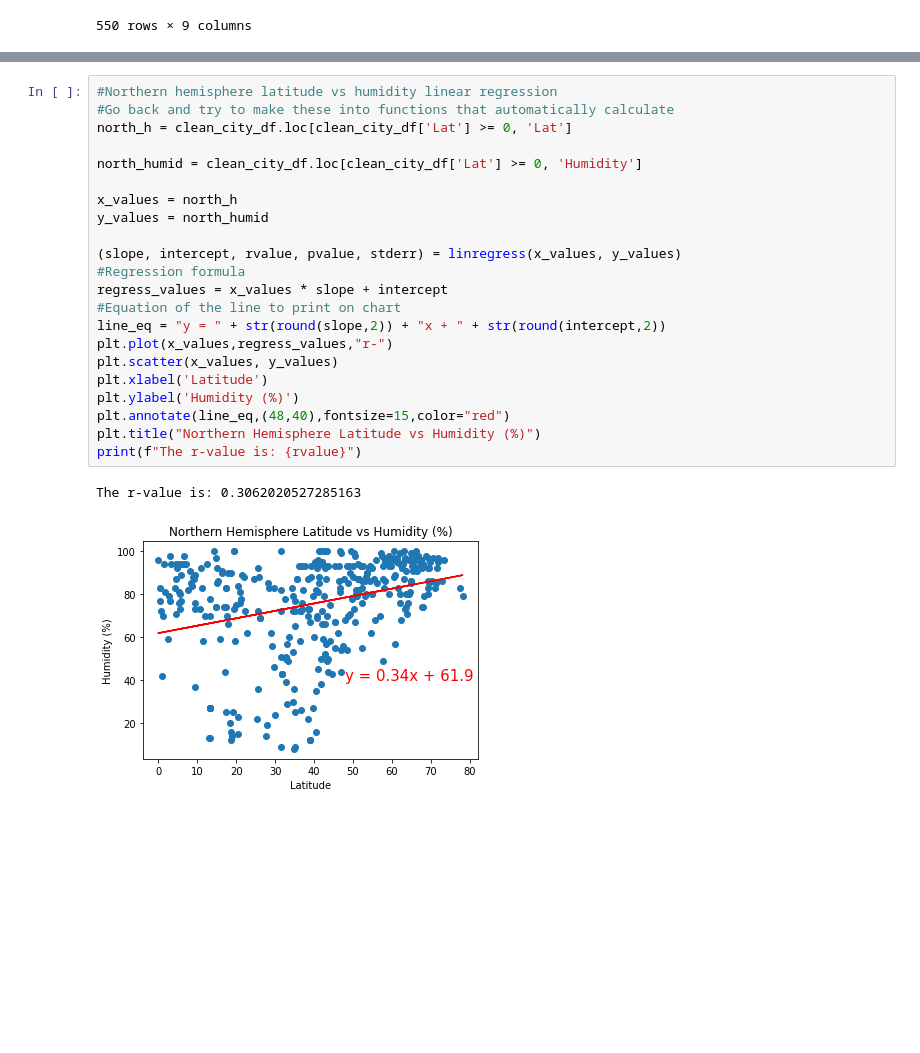
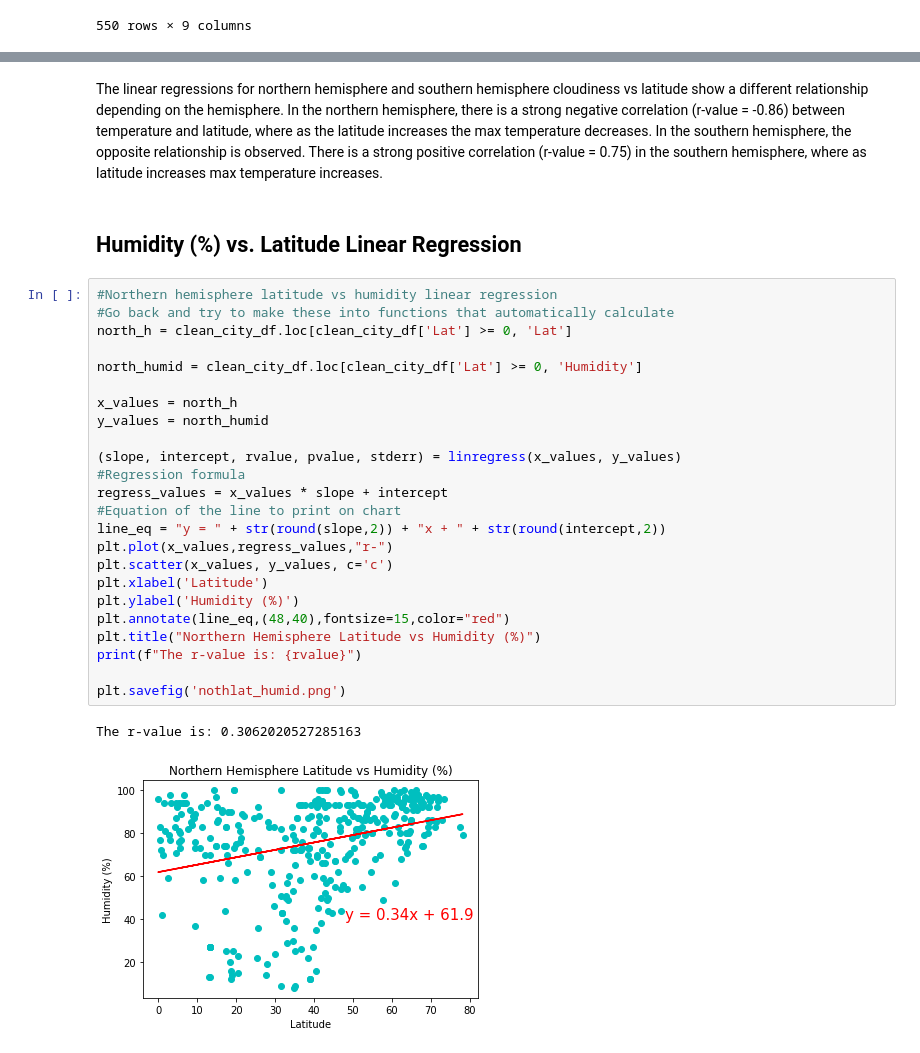
Before and after one commit to jeosqueri/City-Weather-Analysis, a Jupyter notebook: WeatherPy/WeatherPy2.ipynb, the cells around one changed output, grey strips where cells are left out. Saved outputs shown, nothing was run; the diff lists cells and outputs as text; blank space fills up the shorter version.

```diff
--- a/WeatherPy/WeatherPy2.ipynb
+++ b/WeatherPy/WeatherPy2.ipynb
@@ -140,28 +163,34 @@ The r-value is: 0.7574391106138404
+# %% [markdown]
+The linear regressions for northern hemisphere and southern hemisphere cloudiness vs latitude show a different relationship depending on the hemisphere. In the northern hemisphere, there is a strong negative correlation (r-value = -0.86) between temperature and latitude, where as the latitude increases the max temperature decreases. In the southern hemisphere, the opposite relationship is observed. There is a strong positive correlation (r-value = 0.75) in the southern hemisphere, where as latitude increases max temperature increases.
+# %% [markdown]
+## Humidity (%) vs. Latitude Linear Regression
 # %%
 #Northern hemisphere latitude vs humidity linear regression
 #Go back and try to make these into functions that automatically calculate
 north_h = clean_city_df.loc[clean_city_df['Lat'] >= 0, 'Lat']
 
 north_humid = clean_city_df.loc[clean_city_df['Lat'] >= 0, 'Humidity']
 
 x_values = north_h
 y_values = north_humid
 
 (slope, intercept, rvalue, pvalue, stderr) = linregress(x_values, y_values)
 #Regression formula
 regress_values = x_values * slope + intercept
 #Equation of the line to print on chart
 line_eq = "y = " + str(round(slope,2)) + "x + " + str(round(intercept,2))
 plt.plot(x_values,regress_values,"r-")
-plt.scatter(x_values, y_values)
+plt.scatter(x_values, y_values, c='c')
 plt.xlabel('Latitude')
 plt.ylabel('Humidity (%)')
 plt.annotate(line_eq,(48,40),fontsize=15,color="red")
 plt.title("Northern Hemisphere Latitude vs Humidity (%)")
 print(f"The r-value is: {rvalue}")
+
+plt.savefig('nothlat_humid.png')
 # %% [output]
 The r-value is: 0.3062020527285163
-[figure, old version]
+[figure, new version]
 # %%
 #Southern hemisphere latitude vs humidity
 south_humid = clean_city_df.loc[clean_city_df['Lat'] <= 0, 'Humidity']
```
Also changed, not shown: parts of 22 cells of this notebook, 14 other files.
